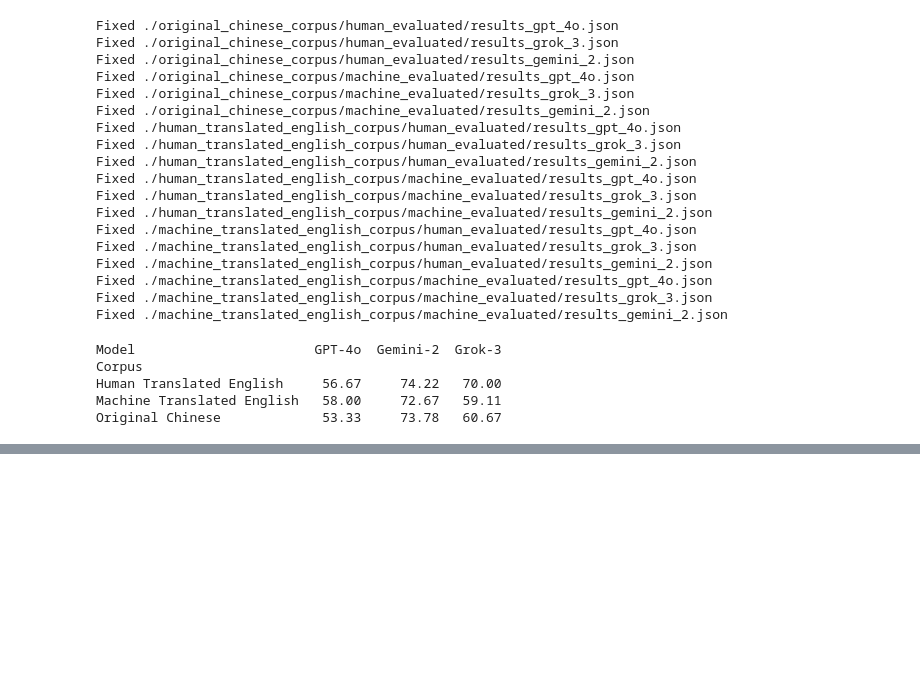
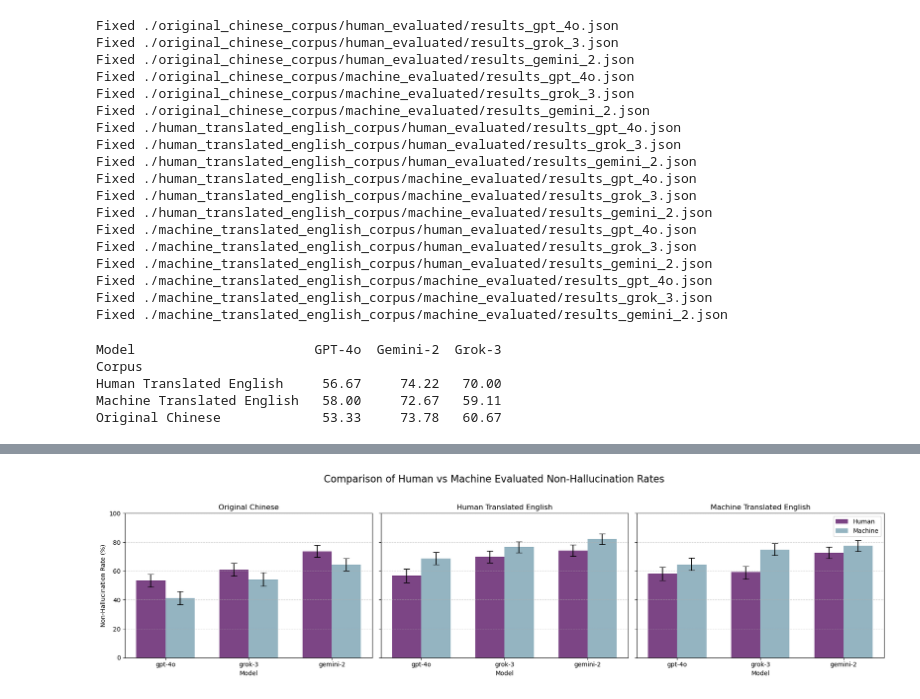
Before and after one commit to KimHZJin/HalluQA, a Jupyter notebook: eval.ipynb, the cells around one changed output, grey strips where cells are left out. Cells and saved outputs as stored; diff of their text form; code cells hidden in the pictures; blank space fills up the shorter version.

Commit message:
some code for some eval

```diff
--- a/eval.ipynb
+++ b/eval.ipynb
@@ -100,3 +102,13 @@ Corpus
 Human Translated English     56.67     74.22   70.00
 Machine Translated English   58.00     72.67   59.11
 Original Chinese             53.33     73.78   60.67
+# %%
+with open("HalluQA_EN_human.json", "r", encoding="utf-8") as f:
+    halluqa_data = json.load(f)
+
+# Create dictionary: {question_id: Class}
+id_to_class = {item["question_id"]: item["Class"] for item in halluqa_data}
+
+# Show part of the result
+for k, v in list(id_to_class.items())[:5]:  # show first 5 pairs
+    print(f"Question ID {k}: {v}")
@@ -102,0 +222,81 @@ Original Chinese             53.33     73.78   60.67
+# %%
+def bootstrap_mean_confidence_interval(data, num_samples=1000, confidence=0.95):
+    bootstrapped_means = []
+    n = len(data)
+    for _ in range(num_samples):
+        sample = np.random.choice(data, size=n, replace=True)
+        bootstrapped_means.append(np.mean(sample))
+    lower = np.percentile(bootstrapped_means, (1-confidence)/2 * 100)
+    upper = np.percentile(bootstrapped_means, (1 + confidence)/2 * 100)
+    return np.mean(bootstrapped_means), lower, upper
+
+# Build the table
+results = []
+
+for corpus in master_data:
+    for evaluator in ["human_evaluated", "machine_evaluated"]:
+        for model in master_data[corpus][evaluator]:
+            records = master_data[corpus][evaluator][model]
+            if len(records) == 0:
+                continue
+            correct_flags = [not r["is_hallucination"] for r in records]
+            mean, lower, upper = bootstrap_mean_confidence_interval(correct_flags)
+            results.append({
+                "Corpus": corpus,
+                "Model": model,
+                "Evaluator": "Human" if evaluator == "human_evaluated" else "Machine",
+                "Non_Hallucination_Rate (%)": round(mean*100, 2),
+                "Lower Bound": round(lower*100, 2),
+                "Upper Bound": round(upper*100, 2)
+            })
+
+df_plot = pd.DataFrame(results)
+df_plot["Model"] = df_plot["Model"].str.replace("_", "-")
+
+corpus_mapping = {
+    "original_chinese_corpus": "Original Chinese",
+    "human_translated_english_corpus": "Human Translated English",
+    "machine_translated_english_corpus": "Machine Translated English"
+}
+
+# Custom colors
+custom_colors = {
+    "Human": "#7C4585",    # Orchid
+    "Machine": "#94B4C1"   # PowderBlue
+}
+
+# Prepare the 1-row 3-column figure
+fig, axes = plt.subplots(1, 3, figsize=(18, 5), sharey=True)
+
+for idx, (corpus_code, corpus_label) in enumerate(corpus_mapping.items()):
+    ax = axes[idx]
+    subset = df_plot[df_plot["Corpus"] == corpus_code]
+
+    width = 0.35
+    x = np.arange(len(subset["Model"].unique()))
+    models = subset["Model"].unique()
+
+    for i, evaluator in enumerate(["Human", "Machine"]):
+        eval_subset = subset[subset["Evaluator"] == evaluator]
+        ax.bar(x + i*width, eval_subset["Non_Hallucination_Rate (%)"], width=width,
+               label=evaluator, color=custom_colors[evaluator],
+               yerr=[eval_subset["Non_Hallucination_Rate (%)"] - eval_subset["Lower Bound"],
+                     eval_subset["Upper Bound"] - eval_subset["Non_Hallucination_Rate (%)"]],
+               capsize=5)
+
+    ax.set_title(corpus_label)
+    ax.set_xticks(x + width/2)
+    ax.set_xticklabels(models)
+    ax.set_xlabel("Model")
+    ax.grid(axis="y", linestyle="--", alpha=0.6)
+    if idx == 0:
+        ax.set_ylabel("Non-Hallucination Rate (%)")
+    if idx == 2:
+        ax.legend()
+
+plt.suptitle("Comparison of Human vs Machine Evaluated Non-Hallucination Rates", fontsize=16)
+plt.tight_layout(rect=[0, 0.03, 1, 0.95])
+plt.ylim(0, 100)
+plt.show()
+# %% [output]
+[figure, added]
```
Also changed, not shown: parts of 17 cells of this notebook.
